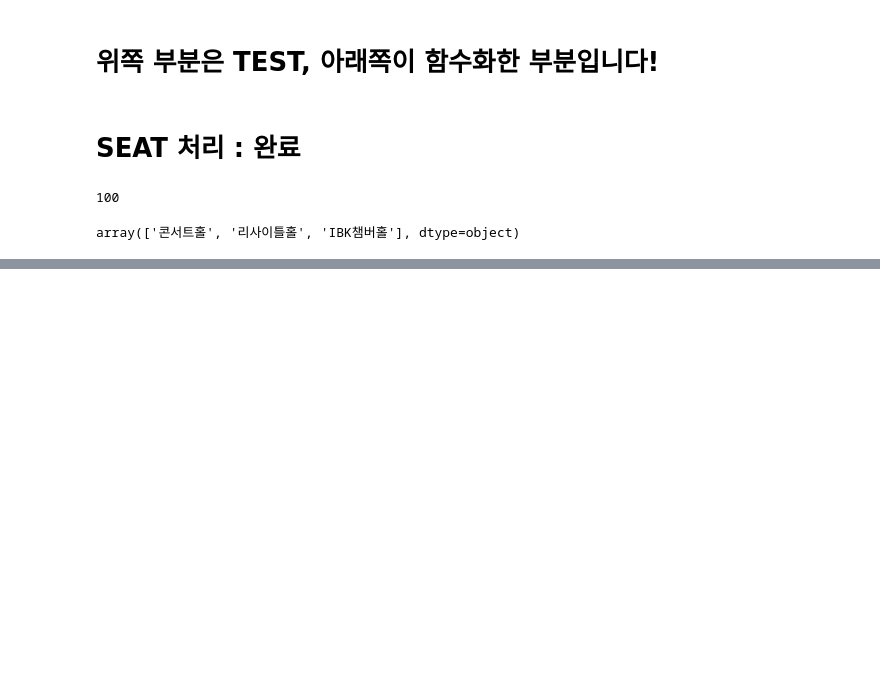
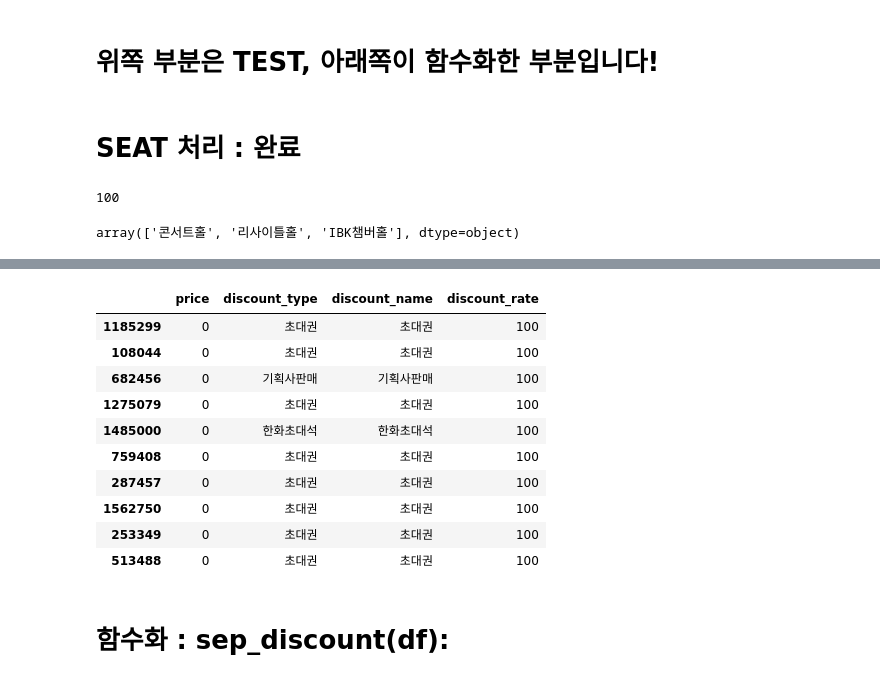
Before and after one commit to Team-HandL/SAC, a Jupyter notebook: seat_discount.ipynb, the cells around one changed output, grey strips where cells are left out. Saved outputs shown, nothing was run; the diff lists cells and outputs as text; code cells hidden in the pictures; blank space fills up the shorter version.

```diff
--- a/seat_discount.ipynb
+++ b/seat_discount.ipynb
@@ -425,0 +361,16 @@ new_test_df[['seat_floor','seat_block','seat_col','seat_num']].sample(10)
+# %%
+df_new[['price','discount_type','discount_name','discount_rate']].sample(10)
+# %% [output]
+|  | price | discount_type | discount_name | discount_rate |
+| 1185299 | 0 | 초대권 | 초대권 | 100 |
+| 108044 | 0 | 초대권 | 초대권 | 100 |
+| 682456 | 0 | 기획사판매 | 기획사판매 | 100 |
+| 1275079 | 0 | 초대권 | 초대권 | 100 |
+| 1485000 | 0 | 한화초대석 | 한화초대석 | 100 |
+| 759408 | 0 | 초대권 | 초대권 | 100 |
+| 287457 | 0 | 초대권 | 초대권 | 100 |
+| 1562750 | 0 | 초대권 | 초대권 | 100 |
+| 253349 | 0 | 초대권 | 초대권 | 100 |
+| 513488 | 0 | 초대권 | 초대권 | 100 |
+# %% [markdown]
+# 함수화 : sep_discount(df):
```
Also changed, not shown: parts of 24 cells of this notebook.
